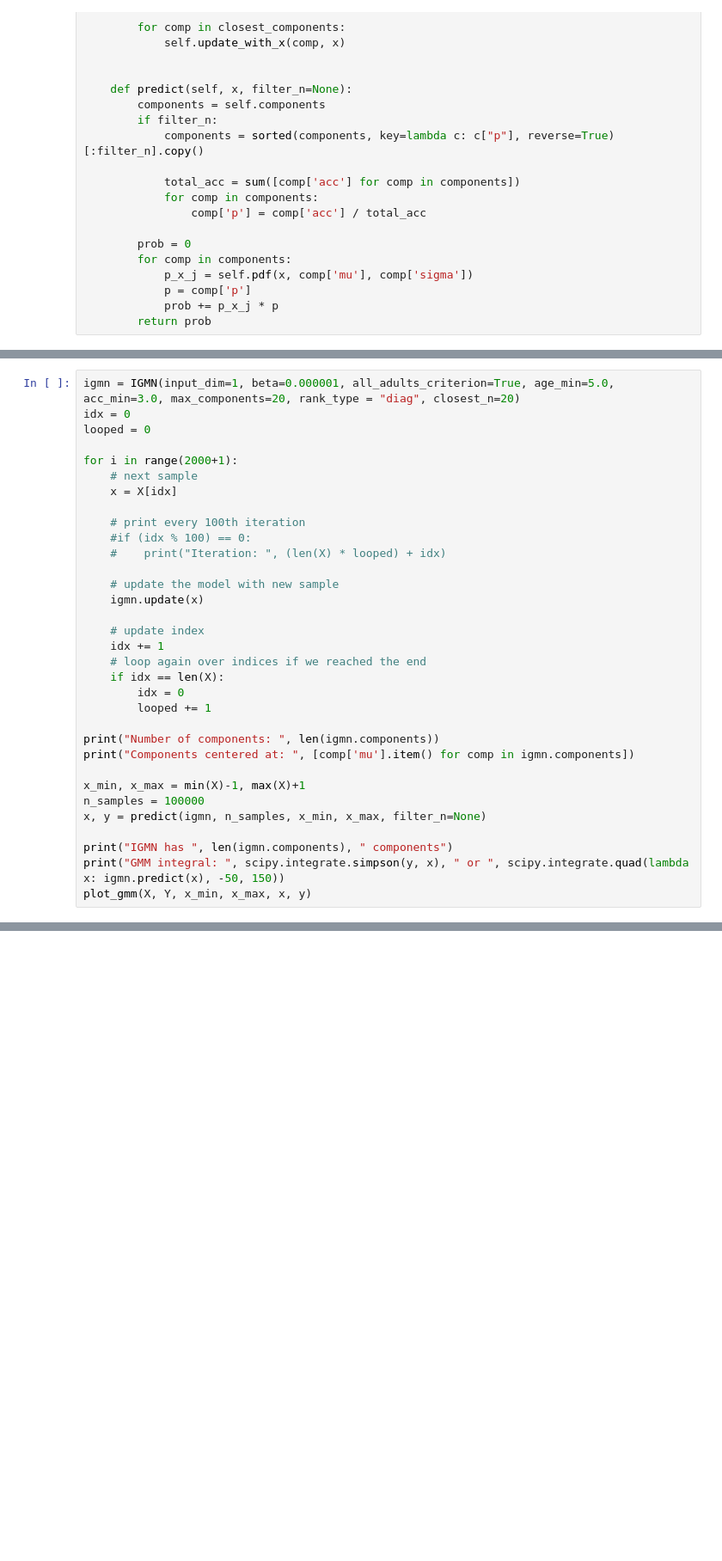
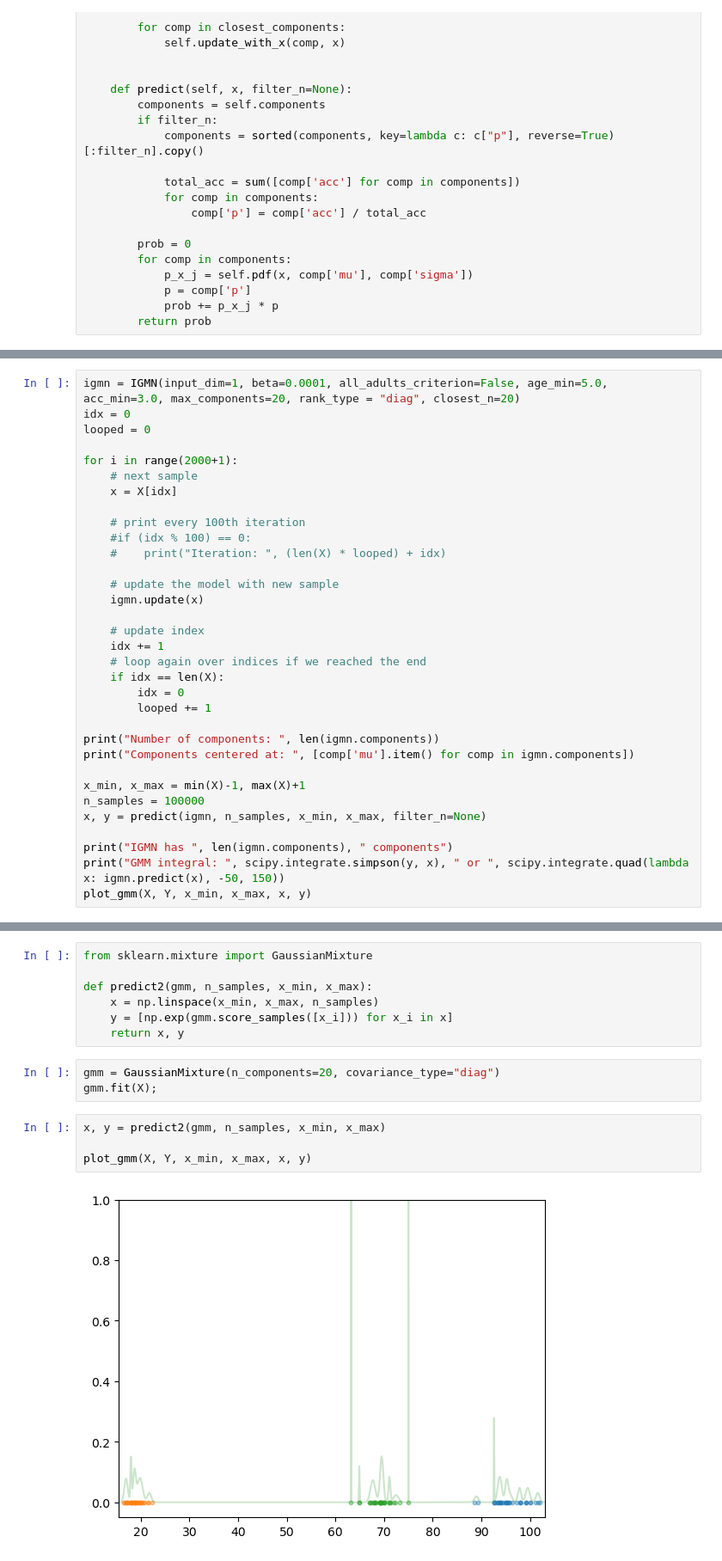
Before and after one commit to jotadwright/babel, a Jupyter notebook: experiments/concept-emergence2/notebooks/gmm/incremental-gmm.ipynb, the cells around one changed output, grey strips where cells are left out. Shown at 86% size. Saved outputs shown, nothing was run; the diff lists cells and outputs as text; blank space fills up the shorter version.

```diff
--- a/experiments/concept-emergence2/notebooks/gmm/incremental-gmm.ipynb
+++ b/experiments/concept-emergence2/notebooks/gmm/incremental-gmm.ipynb
@@ -276,5 +278,5 @@ plot_data(X, Y)
 # %%
-igmn = IGMN(input_dim=1, beta=0.000001, all_adults_criterion=True, age_min=5.0, acc_min=3.0, max_components=20, rank_type = "diag", closest_n=20)
+igmn = IGMN(input_dim=1, beta=0.0001, all_adults_criterion=False, age_min=5.0, acc_min=3.0, max_components=20, rank_type = "diag", closest_n=20)
 idx = 0
 looped = 0
 
@@ -308,0 +324,16 @@ plot_gmm(X, Y, x_min, x_max, x, y)
+# %%
+from sklearn.mixture import GaussianMixture
+
+def predict2(gmm, n_samples, x_min, x_max):
+    x = np.linspace(x_min, x_max, n_samples)
+    y = [np.exp(gmm.score_samples([x_i])) for x_i in x]
+    return x, y
+# %%
+gmm = GaussianMixture(n_components=20, covariance_type="diag")
+gmm.fit(X);
+# %%
+x, y = predict2(gmm, n_samples, x_min, x_max)
+
+plot_gmm(X, Y, x_min, x_max, x, y)
+# %% [output]
+[figure, added]
```
Also changed, not shown: parts of 4 cells of this notebook.
